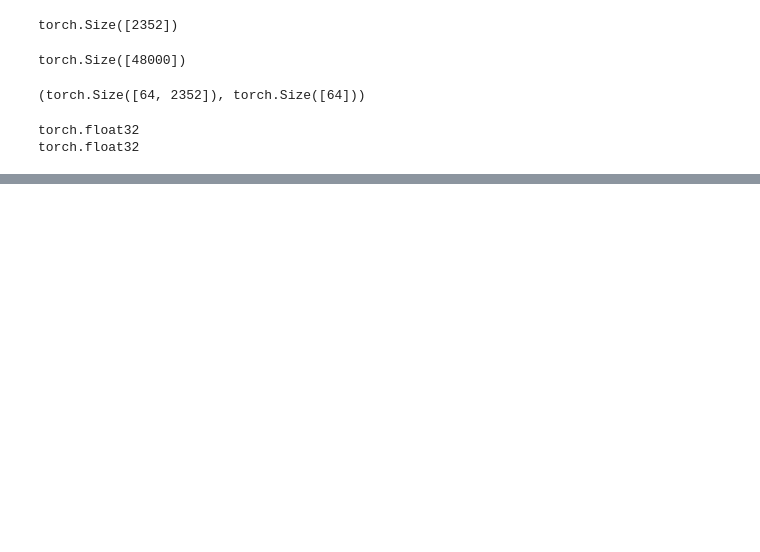
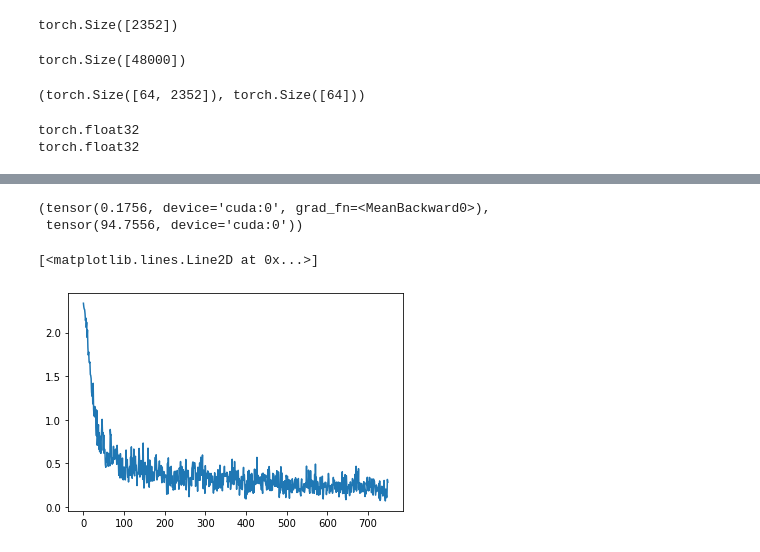
Before and after one commit to pranay8297/deep-learning-projects, a Jupyter notebook: l5_v7.ipynb, the cells around one changed output, grey strips where cells are left out. Drawn from its saved outputs; the diff is of its cells as text; code cells hidden in the pictures; blank space fills up the shorter version.

```diff
--- a/l5_v7.ipynb
+++ b/l5_v7.ipynb
@@ -378,0 +459,3 @@ NameError: ignored
+# %%
+normal_model = NormalLearner(layers = [2352, 100, 10]).cuda()
+update(lr = 1e-01, model = normal_model)
@@ -378,0 +502,9 @@ NameError: ignored
+# %%
+losses = []
+accs = []
+for vx, vy in iter(data.valid_dl):
+  vyhat = normal_model(vx)
+  losses.append(loss_func(vyhat, vy))
+  accs.append(accuracy(vyhat, vy))
+
+torch.mean(torch.stack(losses)), torch.mean(torch.stack(accs))
@@ -378,0 +514,27 @@ NameError: ignored
+# %%
+def update_wd(lr = 1e-01, model = lin, wd = 1e-02):
+  c = 0
+  losses = []
+  for x, y in iter(data.train_dl):
+    # st()
+    yhat = model(x)
+
+    wsum = 0
+    for i in model.parameters():
+      wsum += (i**2).sum()
+
+    loss = loss_func(yhat, y) + wd*wsum
+
+    if (c % 50 == 0):
+      print(loss.item())
+    losses.append(loss.item())
+    loss.backward()
+    c += 1
+    with torch.no_grad():
+      for param in model.parameters():
+        param.sub_(lr*param.grad)
+        param.grad.zero_()
+  return losses
+# %%
+normal_model = NormalLearner(layers = [2352, 200, 50, 10]).cuda()
+t_losses = update_wd(lr = 1e-01, model = normal_model, wd = 1e-04)
@@ -378,0 +557,18 @@ NameError: ignored
+# %%
+losses = []
+accs = []
+for vx, vy in iter(data.valid_dl):
+  vyhat = normal_model(vx)
+  losses.append(loss_func(vyhat, vy))
+
+  accs.append(accuracy(vyhat, vy))
+
+torch.mean(torch.stack(losses)), torch.mean(torch.stack(accs))
+# %% [output]
+(tensor(0.1756, device='cuda:0', grad_fn=<MeanBackward0>),
+ tensor(94.7556, device='cuda:0'))
+# %%
+plt.plot(t_losses)
+# %% [output]
+[<matplotlib.lines.Line2D at 0x...>]
+[figure, added]
```
Also changed, not shown: parts of 31 cells of this notebook.
